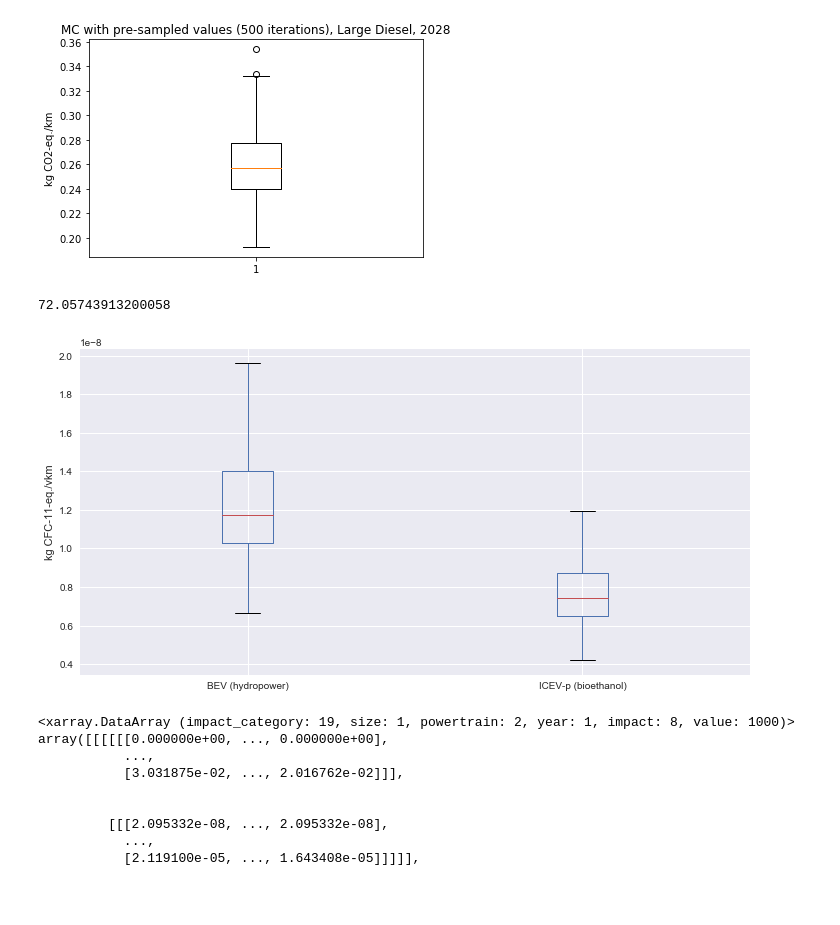
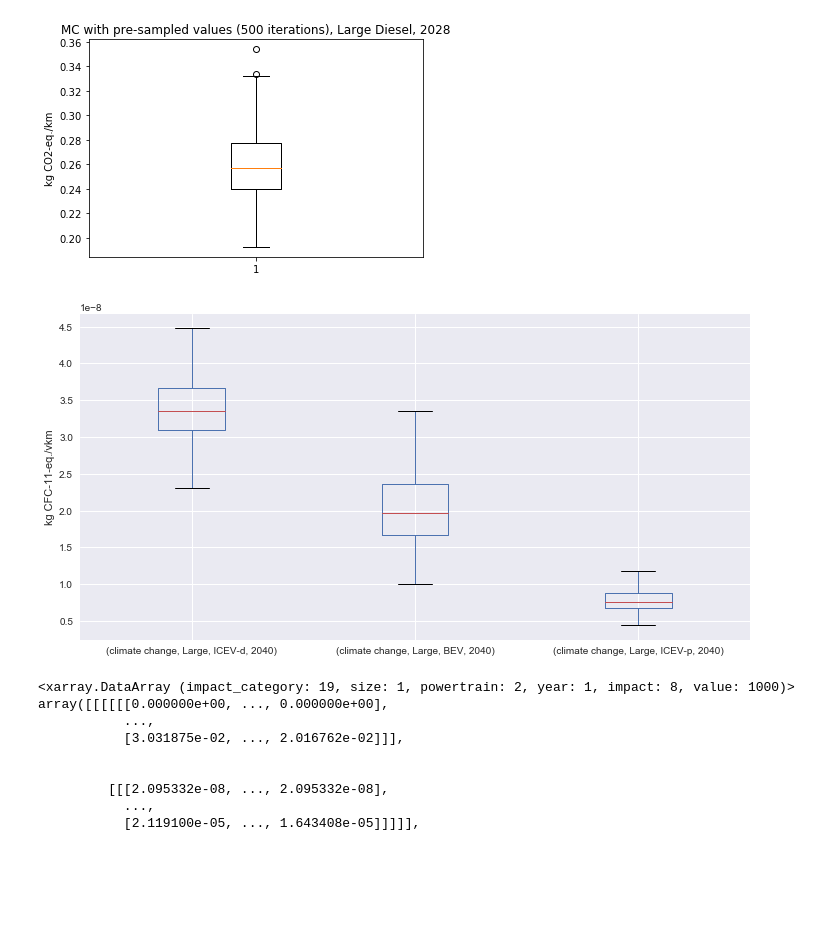
Before and after one commit to romainsacchi/carculator, a Jupyter notebook: examples/Examples.ipynb, the cells around one changed output. Cells and saved outputs as stored; diff of their text form; code cells hidden in the pictures.

```diff
--- a/examples/Examples.ipynb
+++ b/examples/Examples.ipynb
@@ -841,47 +841,41 @@ plt.show()
 [figure]
 # %%
 from carculator import *
-import timeit
 
-def MC_analysis():
-    background_configuration = {
-        'country' : 'DE', # will use the network electricity losses of Germany
-        'custom electricity mix' : [[1,0,0,0,0,0,0,0,0,0]], # in this case, 100% hydropower
-        'petrol technology': 'bioethanol - forest residues',
-        'battery technology': 'LFP',
-        'battery origin': 'NO'
-        }
-    scope = {
-        'powertrain':['BEV', 'ICEV-p'],
-        'size':['Large'],
-        'year':[2040]
+background_configuration = {
+    'country' : 'DE', # will use the network electricity losses of Germany
+    'custom electricity mix' : [[1,0,0,0,0,0,0,0,0,0]], # in this case, 100% hydropower
+    'petrol technology': 'bioethanol - forest residues',
+    'battery technology': 'LFP',
+    'battery origin': 'NO'
     }
+scope = {
+    'powertrain':['ICEV-d', 'BEV', 'ICEV-p'],
+    'size':['Large'],
+    'year':[2040]
+}
 
 
-    cip = CarInputParameters()
-    # 1000 iterations
-    cip.stochastic(1000)
-    _, array = fill_xarray_from_input_parameters(cip)
-    cm = CarModel(array, cycle='WLTC')
-    cm.set_all()
-    ic = InventoryCalculation(cm.array, scope=scope,background_configuration=background_configuration)
-    results = ic.calculate_impacts()
-
-timeit.timeit(MC_analysis, number=1)
+cip = CarInputParameters()
+# 1000 iterations
+cip.stochastic(1000)
+_, array = fill_xarray_from_input_parameters(cip)
+cm = CarModel(array, cycle='WLTC')
+cm.set_all()
+ic = InventoryCalculation(cm.array, scope=scope,background_configuration=background_configuration)
+results = ic.calculate_impacts()
-# %% [output]
-72.05743913200058
 # %%
 import matplotlib.pyplot as plt
 
 data_MC = results.sel(impact_category='ozone depletion').sum(axis=3).to_dataframe('climate change')
 plt.style.use('seaborn')
 data_MC.unstack(level=[0,1,2]).boxplot(showfliers=False, figsize=(12,6))
 #plt.title("Cradle-to-grave, Ozone depletion potential (1,000 iterations), per km driven")
-plt.xticks([1,2],["BEV (hydropower)", "ICEV-p (bioethanol)"])
+plt.xticks([1,2],["ICEV-d (diesel)","BEV (hydropower)", "ICEV-p (bioethanol)"])
 plt.ylabel('kg CFC-11-eq./vkm')
 plt.show()
 # %% [output]
-[figure, old version]
+[figure, new version]
 # %%
 
 data = results.sel(impact_category='climate change', size='Large', year=2040).sum(axis=1).values
```
Also changed, not shown: 6 other files.
